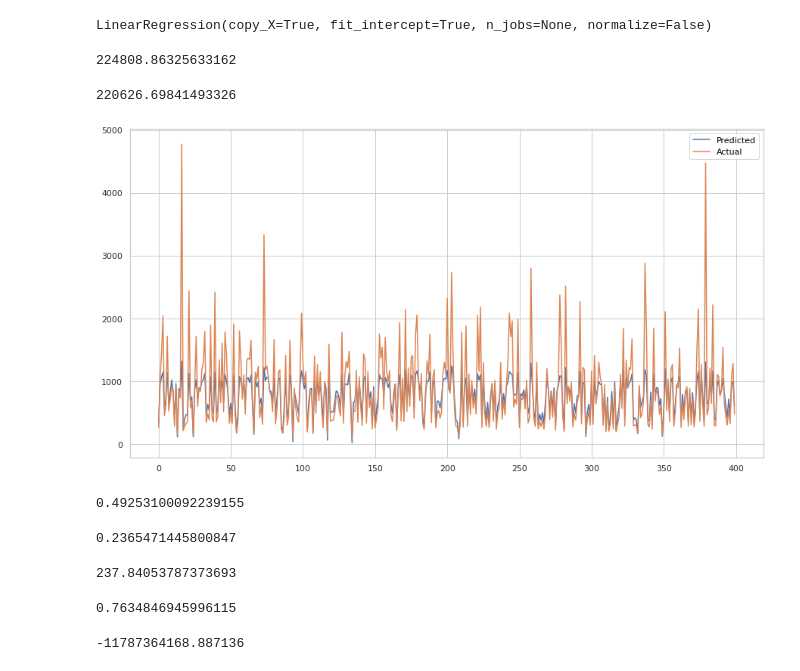
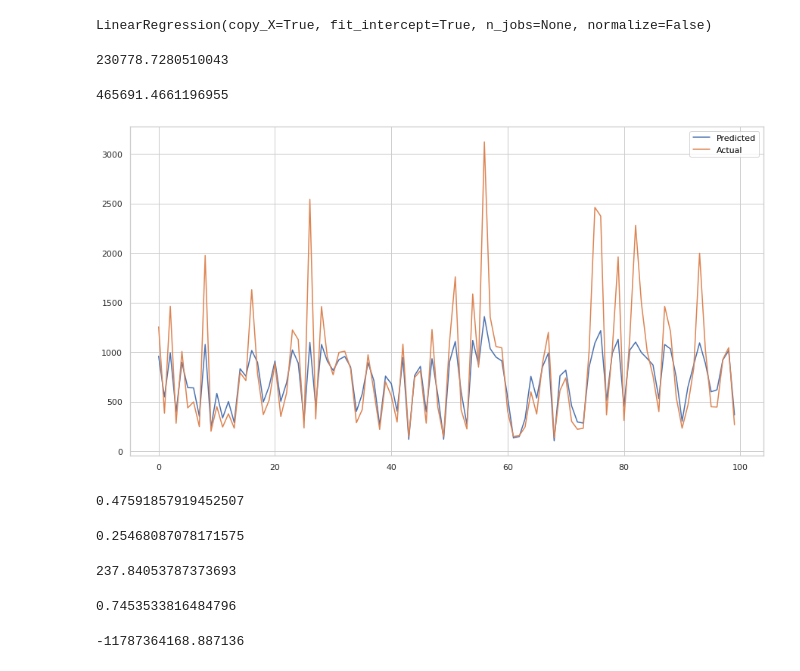
Before and after one commit to indrochoco/NYC-Taxi-prediction, a Jupyter notebook: Copy_2_of_NYC_Taxi_Trip_Time_Prediction_Capstone_Project.ipynb, the cells around one changed output. Drawn from its saved outputs; the diff is of its cells as text; code cells hidden in the pictures.

```diff
--- a/Copy_2_of_NYC_Taxi_Trip_Time_Prediction_Capstone_Project.ipynb
+++ b/Copy_2_of_NYC_Taxi_Trip_Time_Prediction_Capstone_Project.ipynb
@@ -271,7 +272,7 @@ some average speed was too much , like 250 km/hour, which was practically imposs
 # %% [markdown]
 we can see here that trip duration was so small , which was practically impossible, so we exclude rows of those, whose trip duration which was less than 30 seconds and which average speed was more than 180 km
 # %%
-taxi_data= taxi_data[taxi_data['avg_speed(km/hr)']<100]
+taxi_data= taxi_data[taxi_data['avg_speed(km/hr)']<120]
 # %%
 taxi_data=taxi_data[taxi_data['trip_duration']>30]
 # %%
@@ -394,10 +391,8 @@ from sklearn.preprocessing import StandardScaler
 # %%
 from scipy.stats import zscore
 # %%
-taxi_df['trip_duration']=np.log10(taxi_df['trip_duration'])
+X= taxi_df.drop(['trip_duration'],axis=1).apply(zscore)
+y= np.log10(taxi_df['trip_duration'])
-# %%
-X= taxi_df.drop(['trip_duration'],axis=1).apply(zscore)
-y= taxi_df['trip_duration']
 # %%
 X_train,X_test,y_train,y_test = train_test_split(X,y,test_size = 0.2,random_state = 32)
 # %%
@@ -420,27 +415,27 @@ test_pred= reg.predict(X_test)
 # %%
 mean_squared_error(10**(y_test), 10**(test_pred))
 # %% [output]
-224808.86325633162
+230778.7280510043
 # %%
 mean_squared_error(10**(y_train), 10**(train_pred))
 # %% [output]
-220626.69841493326
+465691.4661196955
 # %%
 plt.figure(figsize=(15,8))
-plt.plot(10**(test_pred[:400]))
-plt.plot(np.array(10**(y_test[:400])))
+plt.plot(10**(test_pred[:100]))
+plt.plot(np.array(10**(y_test[:100])))
 plt.legend(["Predicted","Actual"])
 plt.show()
 # %% [output]
-[figure, old version]
+[figure, new version]
 # %%
 r2_score(10**(y_test), 10**(test_pred))
 # %% [output]
-0.49253100092239155
+0.47591857919452507
 # %%
 (1- r2_score((y_test), (test_pred)))*(X_test.shape[0] - 1)/(X_test.shape[0] - X_test.shape[1] - 1)
 # %% [output]
-0.2365471445800847
+0.25468087078171575
 # %%
 mean_absolute_error(10**(y_test), 10**(test_pred))
 # %% [output]
@@ -448,7 +443,7 @@ mean_absolute_error(10**(y_test), 10**(test_pred))
 # %%
 reg.score(X_test, y_test)
 # %% [output]
-0.7634846945996115
+0.7453533816484796
 # %%
 reg.intercept_
 # %% [output]
```
Also changed, not shown: parts of 38 cells of this notebook.
